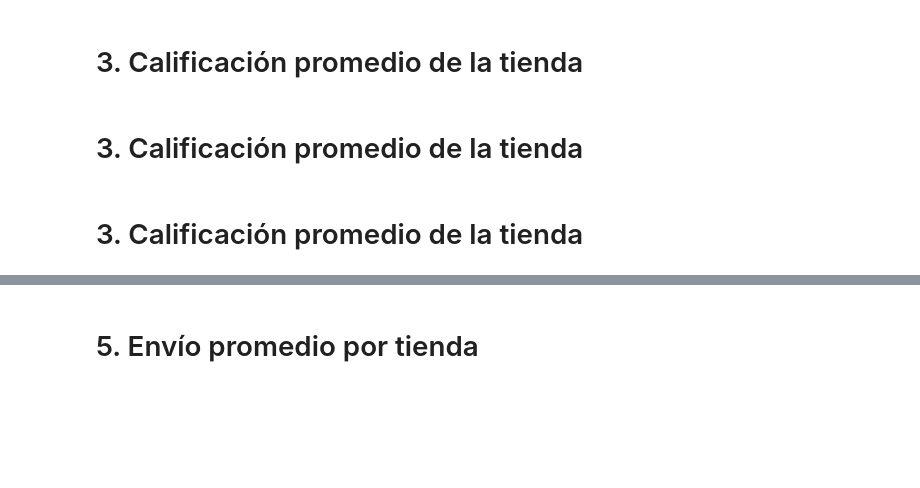
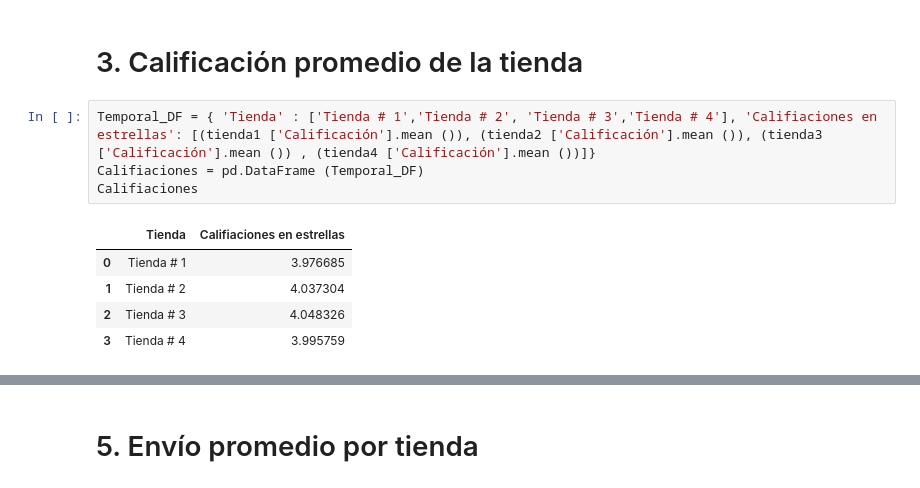
Before and after one commit to Ger-Code-COL/Challenge-python, a Jupyter notebook: AluraStoreLatam.ipynb, the cells around one changed output, grey strips where cells are left out. Saved outputs shown, nothing was run; the diff lists cells and outputs as text; blank space fills up the shorter version.

```diff
--- a/AluraStoreLatam.ipynb
+++ b/AluraStoreLatam.ipynb
@@ -140,8 +126,14 @@ plt.xticks(rotation=45, ha='right')
 [figure]
 # %% [markdown]
 # 3. Calificación promedio de la tienda
-# %% [markdown]
-# 3. Calificación promedio de la tienda
-# %% [markdown]
-# 3. Calificación promedio de la tienda
+# %%
+Temporal_DF = { 'Tienda' : ['Tienda # 1','Tienda # 2', 'Tienda # 3','Tienda # 4'], 'Califiaciones en estrellas': [(tienda1 ['Calificación'].mean ()), (tienda2 ['Calificación'].mean ()), (tienda3 ['Calificación'].mean ()) , (tienda4 ['Calificación'].mean ())]}
+Califiaciones = pd.DataFrame (Temporal_DF)
+Califiaciones
+# %% [output]
+|  | Tienda | Califiaciones en estrellas |
+| 0 | Tienda # 1 | 3.976685 |
+| 1 | Tienda # 2 | 4.037304 |
+| 2 | Tienda # 3 | 4.048326 |
+| 3 | Tienda # 4 | 3.995759 |
 # %% [markdown]
```
Also changed, not shown: parts of 9 cells of this notebook.
